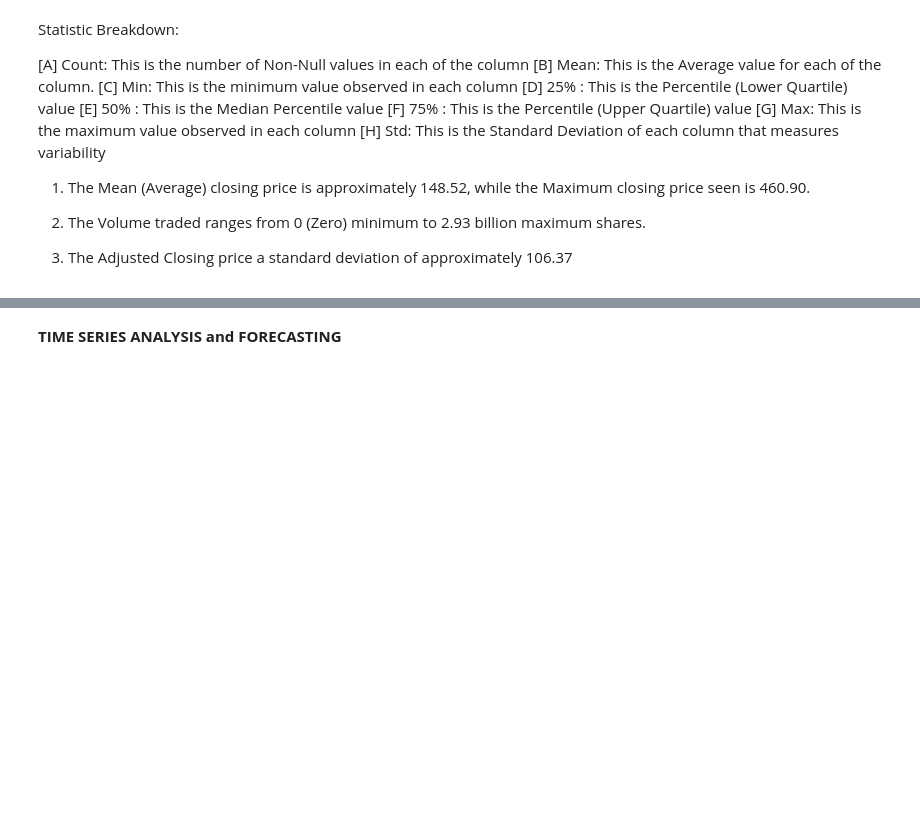
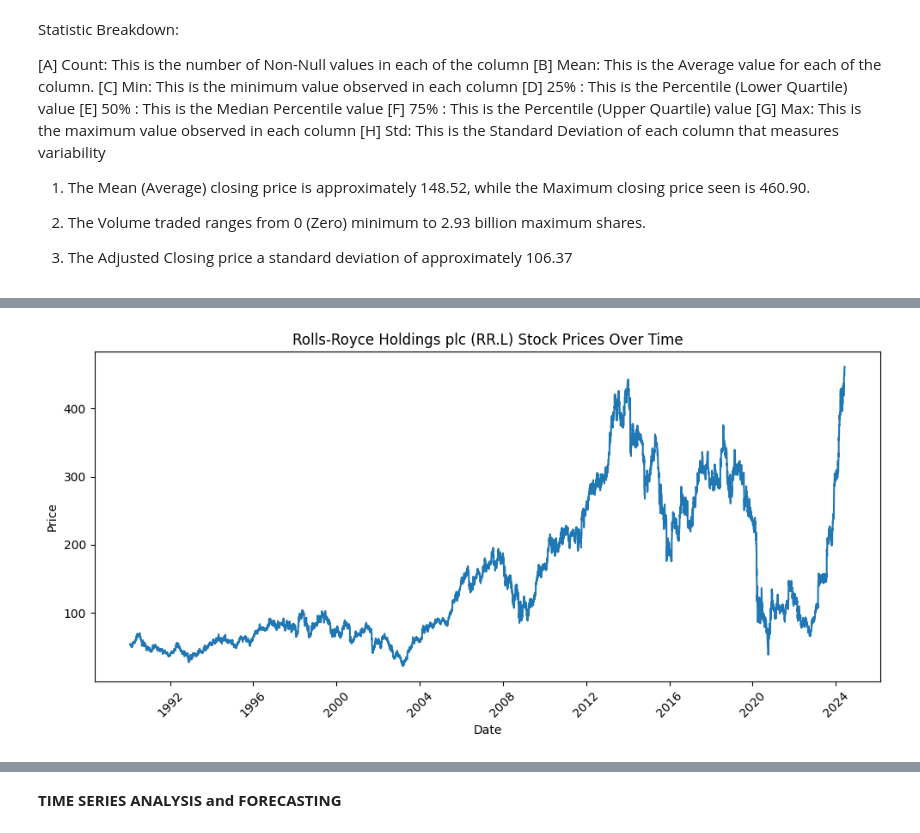
Before and after one commit to Ajah-Stephen/MSCPROJECT, a Jupyter notebook: MSCPROJECT.ipynb, the cells around one changed output, grey strips where cells are left out. Drawn from its saved outputs; the diff is of its cells as text; code cells hidden in the pictures; blank space fills up the shorter version.

```diff
--- a/MSCPROJECT.ipynb
+++ b/MSCPROJECT.ipynb
@@ -245,4 +114,0 @@ Number of outliers in Volume: 318
-# %%
-# Calculating the Short-Term (10 Days) Moving Avearge, and Long-Term (50 Days) Moving Average
-rolls['MA10'] = rolls['Adj Close'].rolling(window=10).mean()
-rolls['MA50'] = rolls['Adj Close'].rolling(window=50).mean()
@@ -258,3 +114,0 @@ rolls.head()
-# %%
-# Calculating the Daily Returns
-rolls['Daily Return'] = rolls['Adj Close'].pct_change()
@@ -305,0 +130,14 @@ for lag in range(1, 8):  # Created lagged features for 1 to 7 days
+# %%
+plt.figure(figsize=(10, 5))
+plt.plot(rolls['Date'], rolls['Close'], label='Price')
+plt.title('Rolls-Royce Holdings plc (RR.L) Stock Prices Over Time')
+plt.xlabel('Date')
+plt.ylabel('Price')
+#plt.legend()
+plt.xticks(rotation=45)
+plt.tight_layout()
+plt.show()
+# plt.savefig('rr_stock_prices_over_time.png')
+#plt.close()
+# %% [output]
+[figure, added]
```
Also changed, not shown: parts of 56 cells of this notebook.
